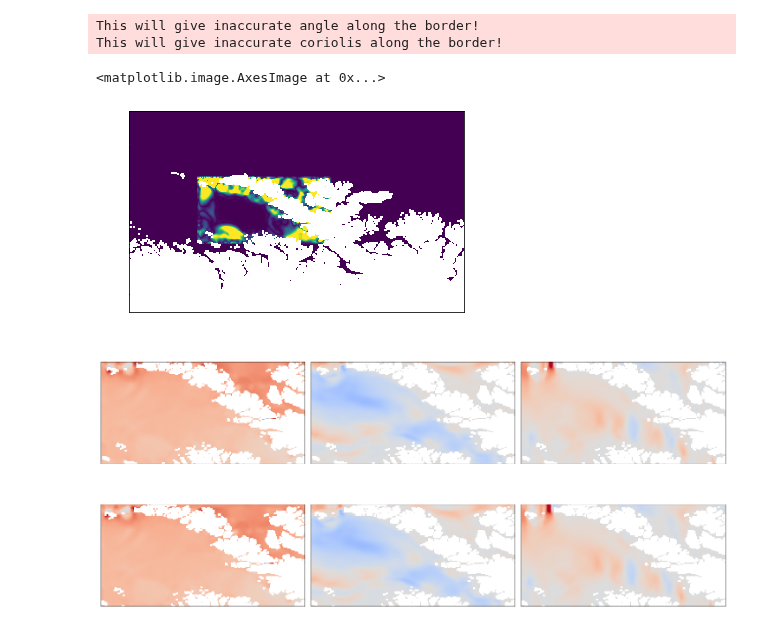
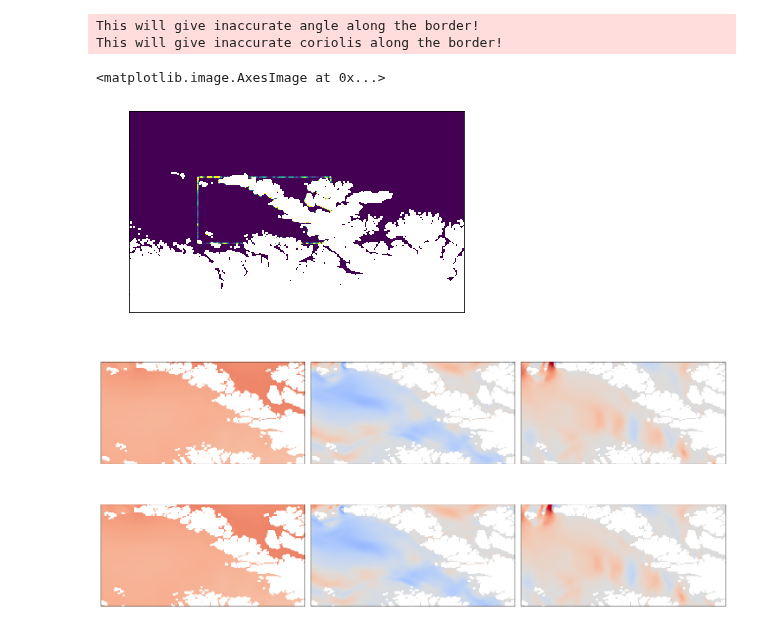
Before and after one commit to sintefmath/multilevelDA, a Jupyter notebook: notebooks/MultiResSim-Test1.ipynb, the cells around one changed output. Cells and saved outputs as stored; diff of their text form; code cells hidden in the pictures.

```diff
--- a/notebooks/MultiResSim-Test1.ipynb
+++ b/notebooks/MultiResSim-Test1.ipynb
@@ -116,19 +123,17 @@ ref_sim = CDKLM16.CDKLM16(gpu_ctx, **sim_args, **data_args)
 # %% [output]
 This will give inaccurate angle along the border!
 This will give inaccurate coriolis along the border!
-# %%
-ref_sim.step(360)
-
-ref_eta, ref_hu, ref_hv = ref_sim.download()
-# %%
-sim.step(360)
-
-eta, hu, hv = sim.download()
-# %%
-plt.imshow(np.abs(ref_eta-eta), vmax=0.05)
-# %% [output]
-<matplotlib.image.AxesImage at 0x...>
-[figure, removed]
+# %%
+ref_sim.step(0.1)
+ref_eta, ref_hu, ref_hv = ref_sim.download()
+
+sim.step(0.1)
+eta, hu, hv = sim.download()
+
+plt.imshow(np.abs(ref_eta-eta), vmax=1e-4)
+# %% [output]
+<matplotlib.image.AxesImage at 0x...>
+[figure, added]
 # %%
 eta, hu, hv = sim.download()
 eta_refined, hu_refined, hv_refined = sim.children[0].download(interior_domain_only=True)
@@ -156,4 +161,4 @@ for ax_s in axs:
 
 plt.tight_layout()
 # %% [output]
-[figure, old version]
+[figure, new version]
```
Also changed, not shown: parts of 5 cells of this notebook.
